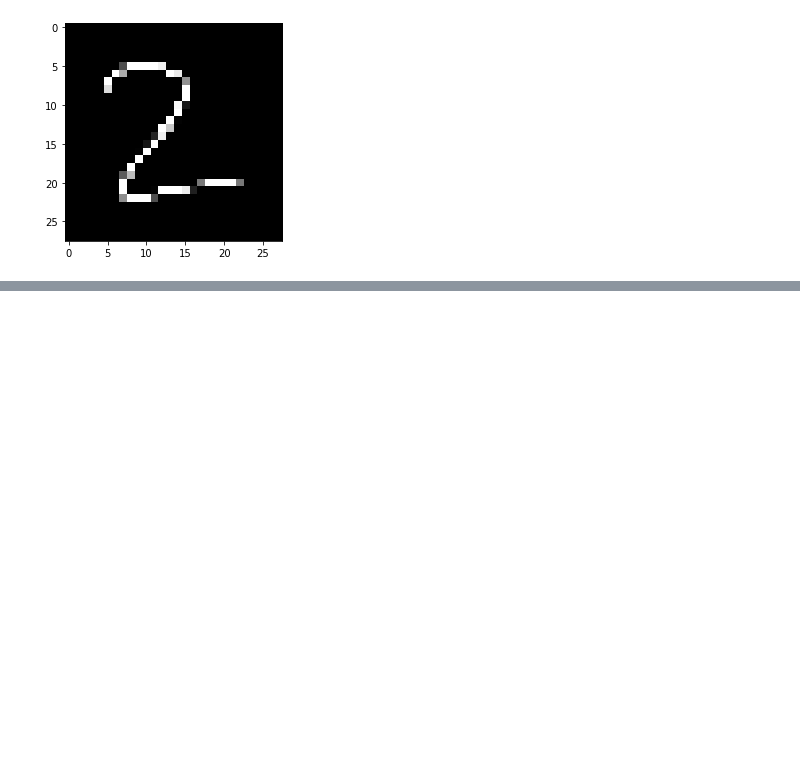
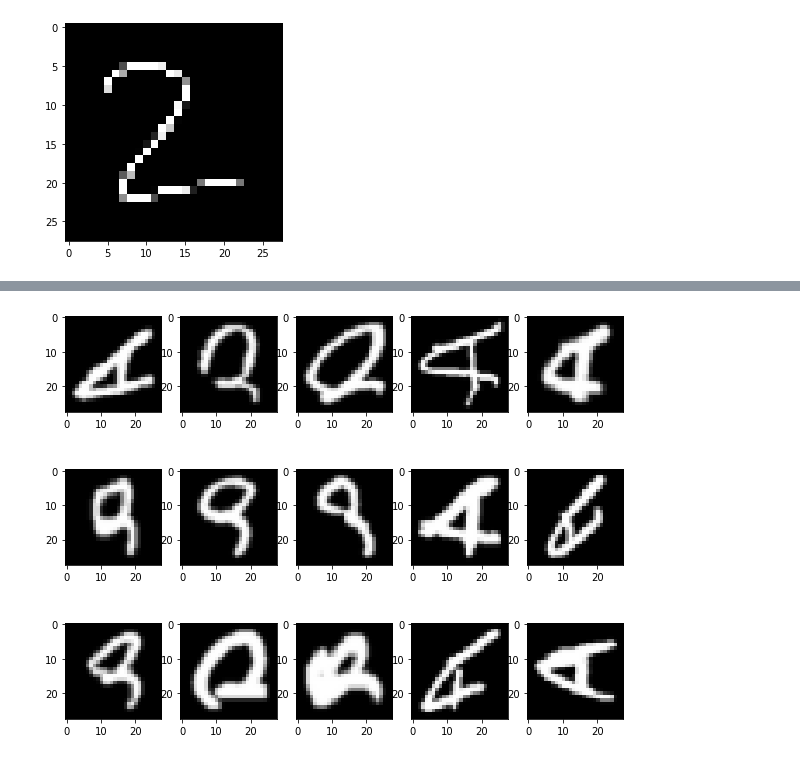
Before and after one commit to MerrillPE/DigitRecognitionProject, a Jupyter notebook: Digit_Recognition_Start.ipynb, the cells around one changed output, grey strips where cells are left out. Drawn from its saved outputs; the diff is of its cells as text; code cells hidden in the pictures; blank space fills up the shorter version.

```diff
--- a/Digit_Recognition_Start.ipynb
+++ b/Digit_Recognition_Start.ipynb
@@ -1054,0 +1077,2 @@ Prediction: 2
+# %%
+(X1_train, y1_train), (X_test, y_test) = mnist.load_data()
@@ -1054,0 +1129,6 @@ Prediction: 2
+# %%
+fig, axes = plt.subplots(3, 5, figsize=(10,8))
+for i, ax in enumerate(axes.flat):
+    ax.imshow(X_test[i].reshape([28,28]), cmap=plt.get_cmap('gray'))
+# %% [output]
+[figure, added]
```
Also changed, not shown: parts of 40 cells of this notebook, 1 other file.
